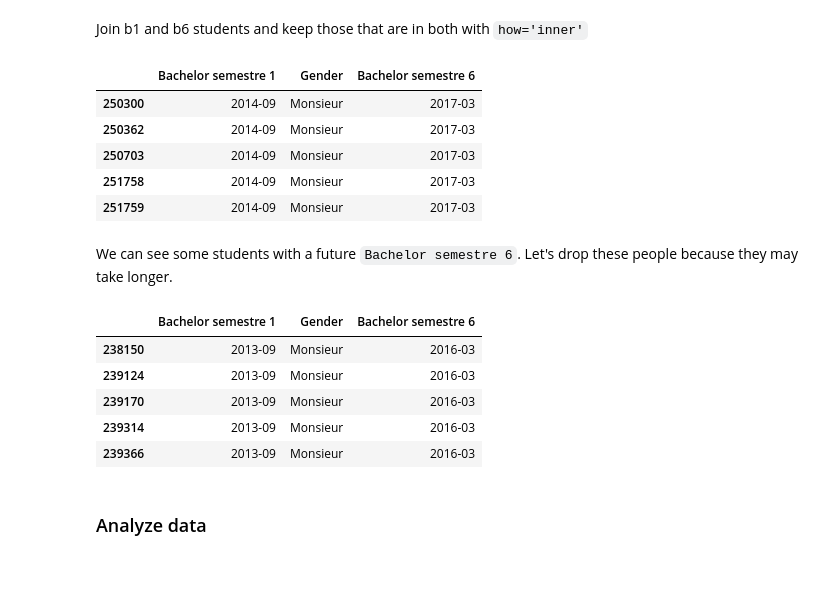
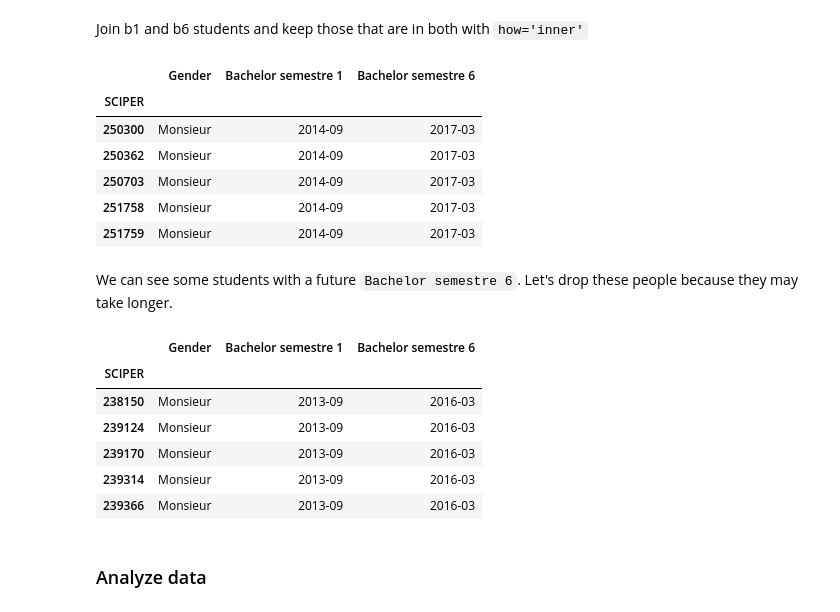
Before and after one commit to BeforeRain/ADA-homework, a Jupyter notebook: 02 - Data from the Web/SUBMISSION_data_from_the_web.ipynb, the cells around one changed output. Saved outputs shown, nothing was run; the diff lists cells and outputs as text; code cells hidden in the pictures; blank space fills up the shorter version.

```diff
--- a/02 - Data from the Web/SUBMISSION_data_from_the_web.ipynb
+++ b/02 - Data from the Web/SUBMISSION_data_from_the_web.ipynb
@@ -324,26 +325,29 @@ df_b6 = pd.read_pickle("b6_pickle")
 Join b1 and b6 students and keep those that are in both with `how='inner'`
 # %%
 b1_to_b6 = df_b1[["Bachelor semestre 1","Gender"]].join(df_b6["Bachelor semestre 6"], how='inner')
+b1_to_b6 = b1_to_b6[["Gender", "Bachelor semestre 1", "Bachelor semestre 6"]]
 b1_to_b6.tail()
 # %% [output]
-|  | Bachelor semestre 1 | Gender | Bachelor semestre 6 |
-| 250300 | 2014-09 | Monsieur | 2017-03 |
-| 250362 | 2014-09 | Monsieur | 2017-03 |
-| 250703 | 2014-09 | Monsieur | 2017-03 |
-| 251758 | 2014-09 | Monsieur | 2017-03 |
-| 251759 | 2014-09 | Monsieur | 2017-03 |
+|  | Gender | Bachelor semestre 1 | Bachelor semestre 6 |
+| SCIPER |  |  |  |
+| 250300 | Monsieur | 2014-09 | 2017-03 |
+| 250362 | Monsieur | 2014-09 | 2017-03 |
+| 250703 | Monsieur | 2014-09 | 2017-03 |
+| 251758 | Monsieur | 2014-09 | 2017-03 |
+| 251759 | Monsieur | 2014-09 | 2017-03 |
 # %% [markdown]
 We can see some students with a future `Bachelor semestre 6`. Let's drop these people because they may take longer.
 # %%
 b1_to_b6 = b1_to_b6[np.logical_not(b1_to_b6["Bachelor semestre 6"].isin(['2017-03']))]
 b1_to_b6.tail()
 # %% [output]
-|  | Bachelor semestre 1 | Gender | Bachelor semestre 6 |
-| 238150 | 2013-09 | Monsieur | 2016-03 |
-| 239124 | 2013-09 | Monsieur | 2016-03 |
-| 239170 | 2013-09 | Monsieur | 2016-03 |
-| 239314 | 2013-09 | Monsieur | 2016-03 |
-| 239366 | 2013-09 | Monsieur | 2016-03 |
+|  | Gender | Bachelor semestre 1 | Bachelor semestre 6 |
+| SCIPER |  |  |  |
+| 238150 | Monsieur | 2013-09 | 2016-03 |
+| 239124 | Monsieur | 2013-09 | 2016-03 |
+| 239170 | Monsieur | 2013-09 | 2016-03 |
+| 239314 | Monsieur | 2013-09 | 2016-03 |
+| 239366 | Monsieur | 2013-09 | 2016-03 |
 # %% [markdown]
 ### Analyze data
 # %% [markdown]
```
Also changed, not shown: parts of 19 cells of this notebook.
